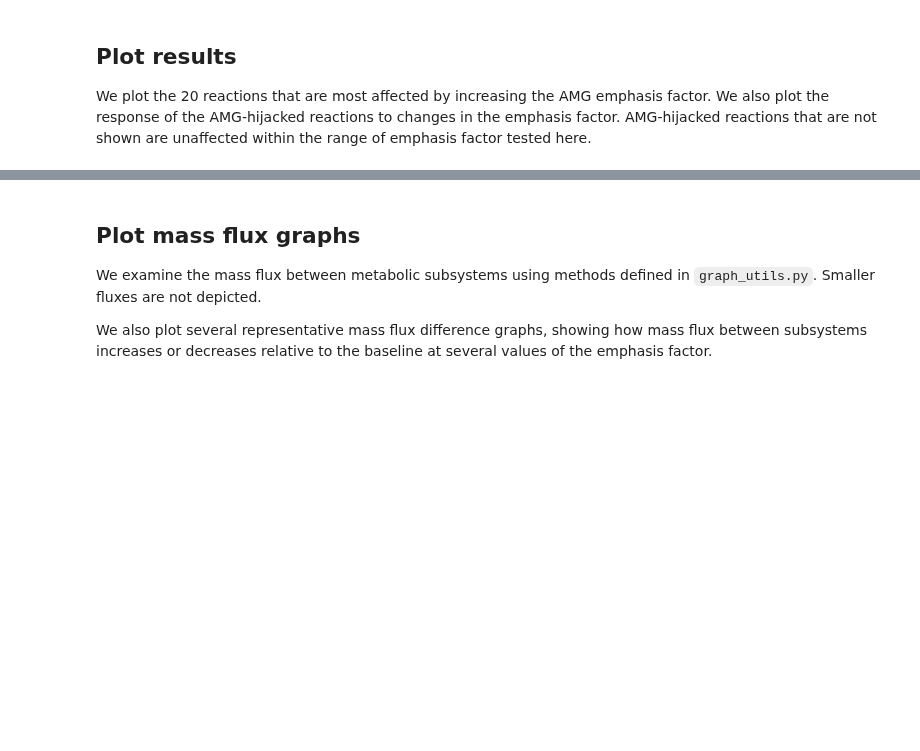
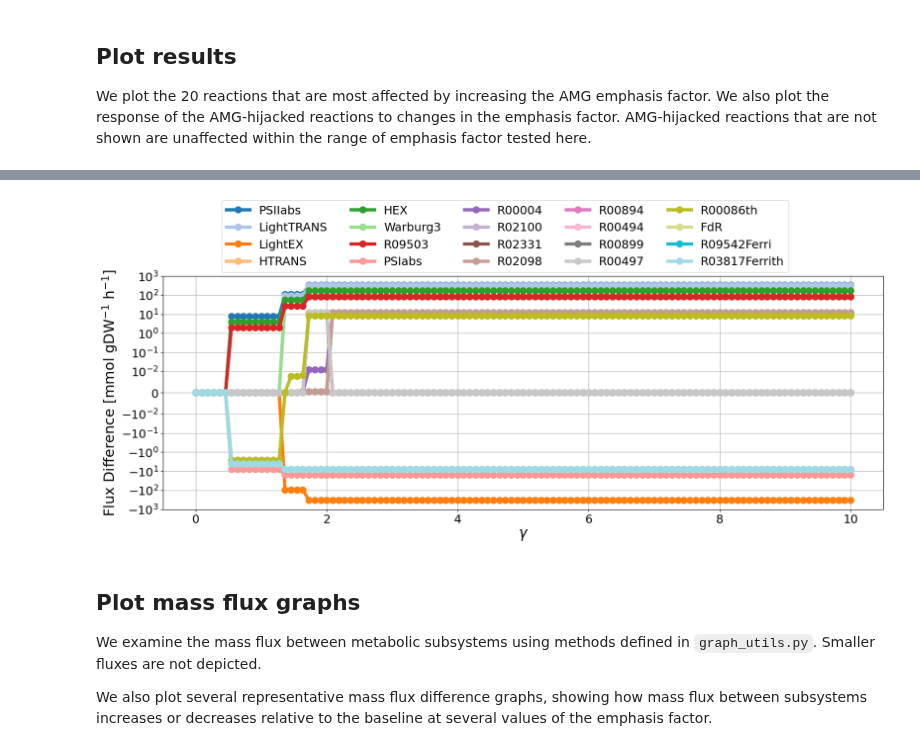
Before and after one commit to NWBRaVE/p-hm2-amgs-in-med4, a Jupyter notebook: emphasis_factor.ipynb, the cells around one changed output, grey strips where cells are left out. Saved outputs shown, nothing was run; the diff lists cells and outputs as text; code cells hidden in the pictures; blank space fills up the shorter version.

```diff
--- a/emphasis_factor.ipynb
+++ b/emphasis_factor.ipynb
@@ -202,3 +230,36 @@ plt.show()
+# %%
+fig, ax = plt.subplots(1, 1, figsize=(17, 8))
+top10 = diffs.abs().max(axis=0).sort_values(ascending=False)[0:20].index
+next10 = diffs.abs().max(axis=0).sort_values(ascending=False)[10:20].index
+diffs[top10].plot(
+    ax=ax,
+    marker="o",
+    # fillstyle="none",
+    linewidth=5,
+    markersize=10,
+    colormap="tab20",
+)
+
+ax.set_yscale("symlog", linthresh=1e-2)
+ax.tick_params(labelsize=18)
+ax.legend(ncols=5, loc="upper center", bbox_to_anchor=(0.475, 1.35), fontsize=18)
+# ax.set_xlim(0, 6)
+ax.set_ylim(-1e3, 1e3)
+ax.set_xlabel(r"$\gamma$", fontsize=22)
+ax.set_ylabel(r"Flux Difference [mmol gDW$^{-1}$ h$^{-1}$]", fontsize=22)
+ax.grid(True, which="both")
+fig.tight_layout()
+fig.savefig(
+    "figures/supplement/amg_emphasis_factor_top20_reaction_fluxes.png",
+    bbox_inches="tight",
+)
+fig.savefig(
+    "figures/supplement/amg_emphasis_factor_top20_reaction_fluxes.pdf",
+    bbox_inches="tight",
+)
+plt.show()
+# %% [output]
+[figure, added]
 # %% [markdown]
 ## Plot mass flux graphs
 
```
Also changed, not shown: parts of 12 cells of this notebook, 3 other files.
